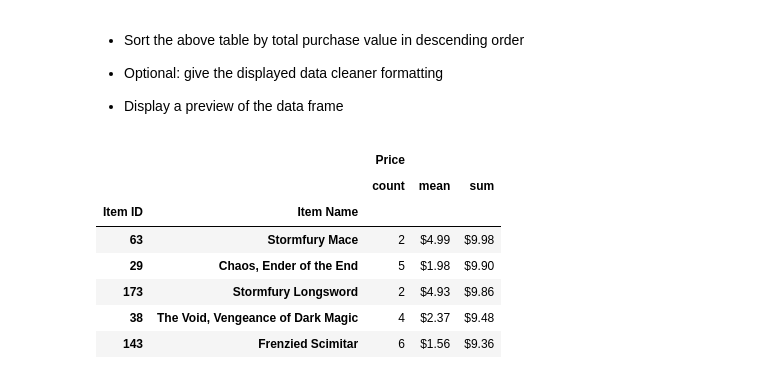
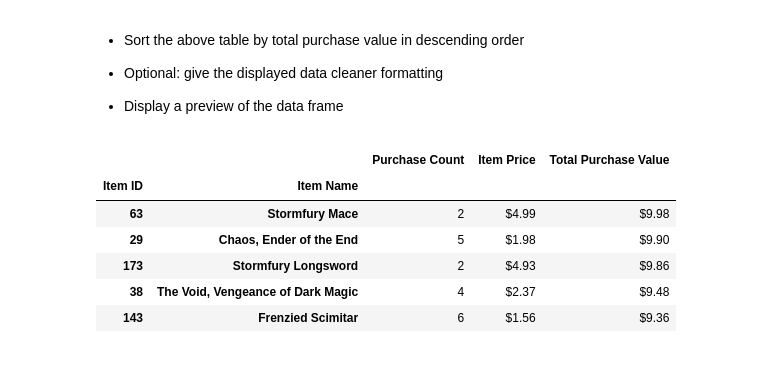
Before and after one commit to timsamson/pandas-challenge, a Jupyter notebook: HeroesOfPymoli/HeroesOfPymoli_starter.ipynb, the cells around one changed output. Drawn from its saved outputs; the diff is of its cells as text; code cells hidden in the pictures.

Commit message:
fixed issue with formatting

```diff
--- a/HeroesOfPymoli/HeroesOfPymoli_starter.ipynb
+++ b/HeroesOfPymoli/HeroesOfPymoli_starter.ipynb
@@ -325,0 +305,23 @@ most_popular_df.sort_values([("Price", "count")], ascending= False).head()
+# %%
+# Group the item data by item id and item name
+popular_df = purchase_data_df.groupby(["Item ID","Item Name"])
+
+# Count the number of times an item has been purchased
+purchase_count = (Popular_df["Price"].count()).astype(int)
+
+# Calcualte the purchase value per item
+purchase_value = (Popular_df["Price"].sum())
+
+
+#Create Data Frame
+popular_items_df = pd.DataFrame({"Purchase Count": purchase_count,
+                                "Item Price": item_price,
+                                "Total Purchase Value":purchase_value})
+
+#Format Item Price
+popular_items_df["Item Price"]= popular_items_df["Item Price"].map("${:,.2f}".format)
+popular_items_df["Total Purchase Value"]= popular_items_df["Total Purchase Value"].map("${:,.2f}".format)
+
+#Sort and Display Data frame
+most_popular_df = popular_items_df.sort_values(["Purchase Count"], ascending=False).head()
+most_popular_df
@@ -334,10 +344,10 @@ most_popular_df.sort_values([("Price", "count")], ascending= False).head()
 
 * Display a preview of the data frame
 # %%
-most_popular_df.sort_values([("Price", "sum")], ascending= False).head()
+most_profitable = popular_items_df.sort_values(["Total Purchase Value"], ascending= False).head()
+most_profitable
 # %% [output]
-|  |  | Price |  |  |
-|  |  | count | mean | sum |
+|  |  | Purchase Count | Item Price | Total Purchase Value |
 | Item ID | Item Name |  |  |  |
 | 63 | Stormfury Mace | 2 | $4.99 | $9.98 |
 | 29 | Chaos, Ender of the End | 5 | $1.98 | $9.90 |
```
Also changed, not shown: parts of 3 cells of this notebook.
